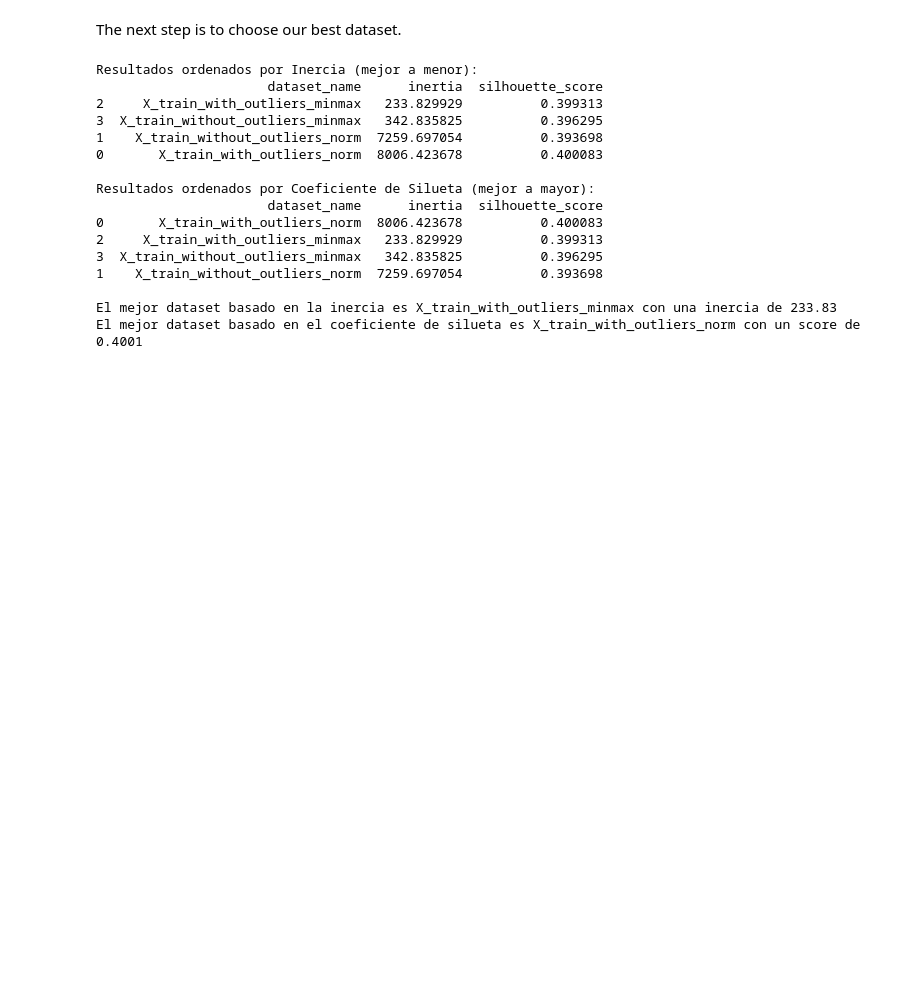
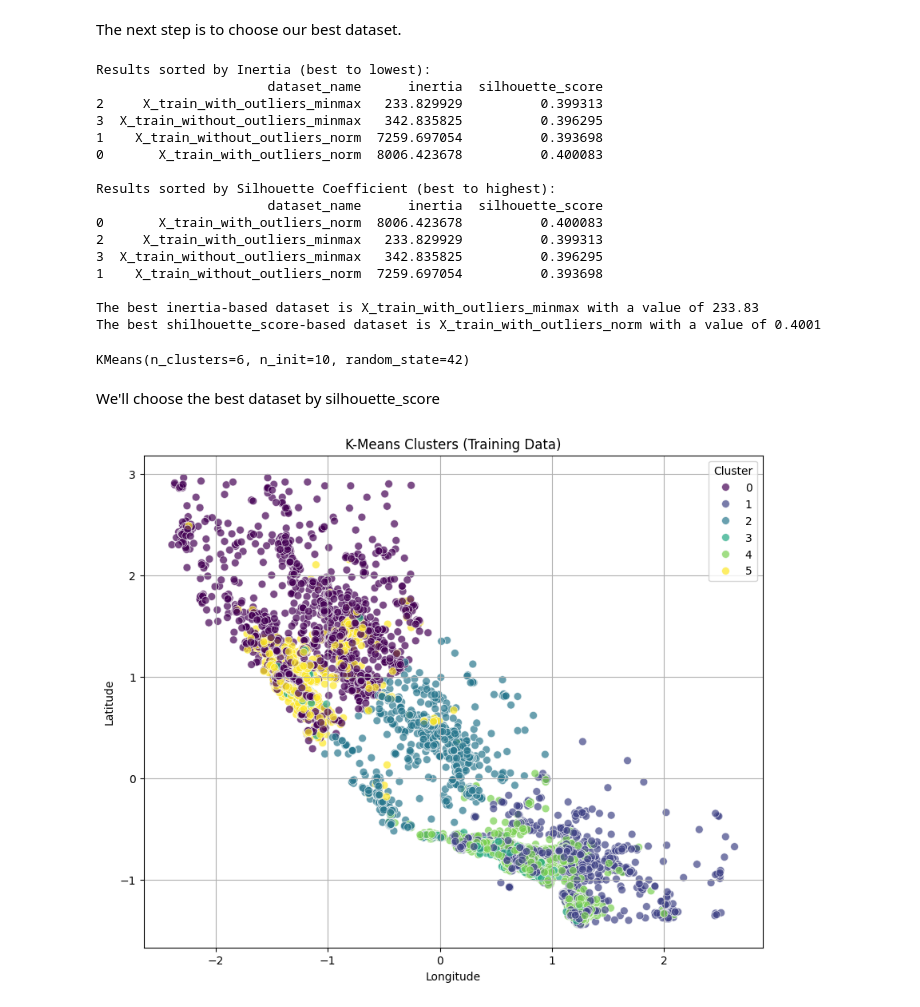
Before and after one commit to 4GeeksAcademy/danielpaez-dev-k-means, a Jupyter notebook: src/explore.ipynb, the cells around one changed output. Cells and saved outputs as stored; diff of their text form; code cells hidden in the pictures; blank space fills up the shorter version.

Commit message:
feat: :sparkles: model trained, choosed best dataset and dot plot

```diff
--- a/src/explore.ipynb
+++ b/src/explore.ipynb
@@ -542,10 +541,10 @@ for dataset_name, X_train in dataset_references.items():
     })
 
 results_df = pd.DataFrame(results).sort_values(by='inertia', ascending=True)
-print("Resultados ordenados por Inercia (mejor a menor):")
+print("Results sorted by Inertia (best to lowest):")
 print(results_df)
 
-print("\nResultados ordenados por Coeficiente de Silueta (mejor a mayor):")
+print("\nResults sorted by Silhouette Coefficient (best to highest):")
 results_df_silhouette = pd.DataFrame(results).sort_values(by='silhouette_score', ascending=False)
 print(results_df_silhouette)
 
@@ -553,23 +552,53 @@ winning_dataset_name_inertia = results_df.iloc[0]["dataset_name"]
 winning_score_inertia = results_df.iloc[0]["inertia"]
 winning_dataset_name_silhouette = results_df_silhouette.iloc[0]["dataset_name"]
 winning_score_silhouette = results_df_silhouette.iloc[0]["silhouette_score"]
+winning_score_silhouette_dataset = dataset_references[winning_dataset_name_silhouette]
 
-print(f'\nEl mejor dataset basado en la inercia es {winning_dataset_name_inertia} con una inercia de {winning_score_inertia:.2f}')
-print(f'El mejor dataset basado en el coeficiente de silueta es {winning_dataset_name_silhouette} con un score de {winning_score_silhouette:.4f}')
+print(f'\nThe best inertia-based dataset is {winning_dataset_name_inertia} with a value of {winning_score_inertia:.2f}')
+print(f'The best shilhouette_score-based dataset is {winning_dataset_name_silhouette} with a value of {winning_score_silhouette:.4f}')
+
+kmeans_model = KMeans(n_clusters=6, random_state=42, n_init=10)
+kmeans_model.fit(winning_score_silhouette_dataset)
 # %% [output]
-Resultados ordenados por Inercia (mejor a menor):
+Results sorted by Inertia (best to lowest):
                       dataset_name      inertia  silhouette_score
 2     X_train_with_outliers_minmax   233.829929          0.399313
 3  X_train_without_outliers_minmax   342.835825          0.396295
 1    X_train_without_outliers_norm  7259.697054          0.393698
 0       X_train_with_outliers_norm  8006.423678          0.400083
 
-Resultados ordenados por Coeficiente de Silueta (mejor a mayor):
+Results sorted by Silhouette Coefficient (best to highest):
                       dataset_name      inertia  silhouette_score
 0       X_train_with_outliers_norm  8006.423678          0.400083
 2     X_train_with_outliers_minmax   233.829929          0.399313
 3  X_train_without_outliers_minmax   342.835825          0.396295
 1    X_train_without_outliers_norm  7259.697054          0.393698
 
-El mejor dataset basado en la inercia es X_train_with_outliers_minmax con una inercia de 233.83
-El mejor dataset basado en el coeficiente de silueta es X_train_with_outliers_norm con un score de 0.4001
+The best inertia-based dataset is X_train_with_outliers_minmax with a value of 233.83
+The best shilhouette_score-based dataset is X_train_with_outliers_norm with a value of 0.4001
+KMeans(n_clusters=6, n_init=10, random_state=42)
+# %% [markdown]
+We'll choose the best dataset by silhouette_score
+# %%
+X_train_original = X_train_with_outliers_norm.copy()
+X_train_original['cluster'] = kmeans_model.labels_
+
+
+plt.figure(figsize=(10, 8))
+sns.scatterplot(
+    data=X_train_original,
+    x='Longitude',
+    y='Latitude',
+    hue='cluster',
+    palette='viridis',
+    s=50,
+    alpha=0.7
+)
+plt.title('K-Means Clusters (Training Data)')
+plt.xlabel('Longitude')
+plt.ylabel('Latitude')
+plt.grid(True)
+plt.legend(title='Cluster')
+plt.show()
+# %% [output]
+[figure, added]
```
Also changed, not shown: parts of 2 cells of this notebook, 12 other files.
